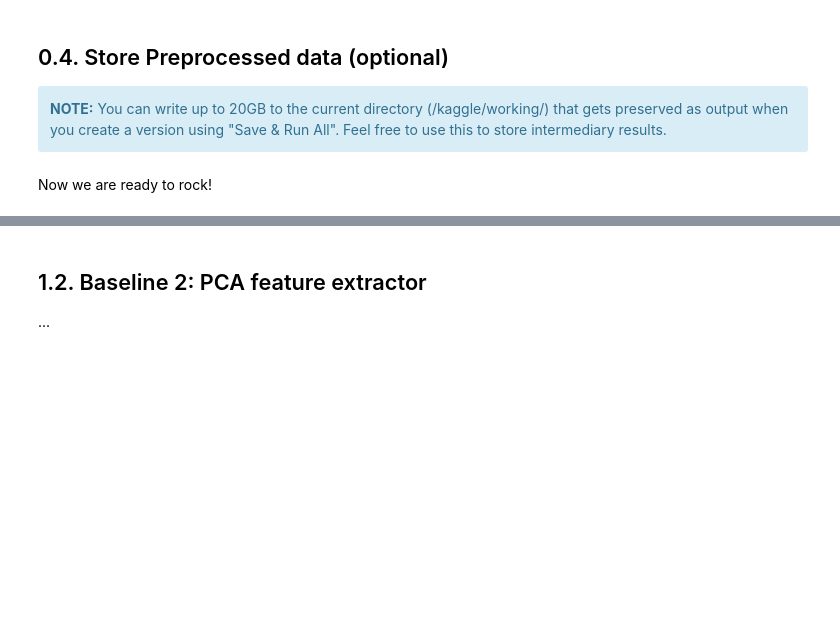
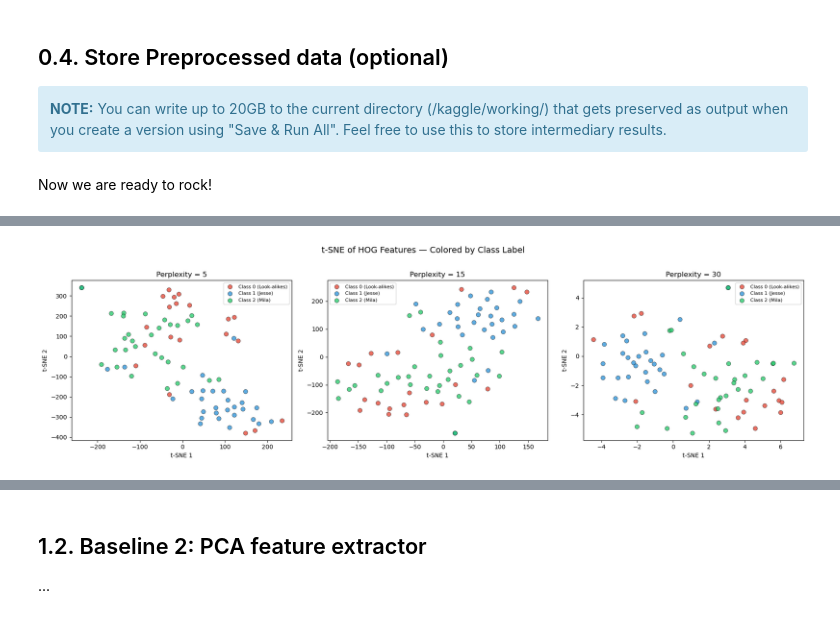
Before and after one commit to djonov/cv_g01, a Jupyter notebook: ga1_group_26.ipynb, the cells around one changed output, grey strips where cells are left out. Cells and saved outputs as stored; diff of their text form; code cells hidden in the pictures; blank space fills up the shorter version.

```diff
--- a/ga1_group_26.ipynb
+++ b/ga1_group_26.ipynb
@@ -355,0 +491,95 @@ The extraction pipeline is the following:
+# %%
+hog_features = hog_extractor.transform(train_X)
+print(f"HOG feature matrix shape: {hog_features.shape}")
+
+train_names = train['name'].values
+
+# --- t-SNE colored by class label ---
+perplexities = [5, 15, 30]
+class_colors = {0: '#e74c3c', 1: '#3498db', 2: '#2ecc71'}
+class_labels = {0: 'Class 0 (Look-alikes)', 1: 'Class 1 (Jesse)', 2: 'Class 2 (Mila)'}
+
+fig, axes = plt.subplots(1, 3, figsize=(18, 5))
+fig.suptitle('t-SNE of HOG Features — Colored by Class Label', fontsize=14, y=1.02)
+
+for ax, perp in zip(axes, perplexities):
+    tsne = TSNE(n_components=2, perplexity=perp, random_state=42,
+                max_iter=2000, learning_rate='auto', init='pca')
+    embedding = tsne.fit_transform(hog_features)
+
+    for cls in sorted(class_colors.keys()):
+        mask = train_y == cls
+        ax.scatter(embedding[mask, 0], embedding[mask, 1],
+                   c=class_colors[cls], label=class_labels[cls],
+                   s=50, alpha=0.8, edgecolors='k', linewidths=0.5)
+    ax.set_title(f'Perplexity = {perp}')
+    ax.set_xlabel('t-SNE 1')
+    ax.set_ylabel('t-SNE 2')
+    ax.legend(fontsize=8, loc='best')
+
+plt.tight_layout()
+plt.show()
+
+# --- t-SNE colored by identity (4 people) ---
+unique_names = sorted(train['name'].unique())
+identity_colors = {name: c for name, c in zip(unique_names,
+    ['#e74c3c', '#f39c12', '#3498db', '#2ecc71'])}
+
+fig, axes = plt.subplots(1, 3, figsize=(18, 5))
+fig.suptitle('t-SNE of HOG Features — Colored by Identity', fontsize=14, y=1.02)
+
+for ax, perp in zip(axes, perplexities):
+    tsne = TSNE(n_components=2, perplexity=perp, random_state=42,
+                max_iter=2000, learning_rate='auto', init='pca')
+    embedding = tsne.fit_transform(hog_features)
+
+    for name in unique_names:
+        mask = train_names == name
+        ax.scatter(embedding[mask, 0], embedding[mask, 1],
+                   c=identity_colors[name], label=name.replace('_', ' '),
+                   s=50, alpha=0.8, edgecolors='k', linewidths=0.5)
+    ax.set_title(f'Perplexity = {perp}')
+    ax.set_xlabel('t-SNE 1')
+    ax.set_ylabel('t-SNE 2')
+    ax.legend(fontsize=8, loc='best')
+
+plt.tight_layout()
+plt.show()
+
+# --- Config A vs Config B: spatial resolution comparison ---
+COMPACT_SIZE = (64, 64)
+train_X_compact = np.stack([
+    cv2.resize(img.astype(np.uint8), COMPACT_SIZE, interpolation=cv2.INTER_AREA)
+    for img in train_X
+])
+
+hog_compact = HOGFeatureExtractor()
+hog_features_compact = hog_compact.transform(train_X_compact)
+print(f"Config A features: {hog_features.shape}  |  Config B features: {hog_features_compact.shape}")
+
+fig, axes = plt.subplots(1, 2, figsize=(14, 5))
+fig.suptitle('t-SNE Comparison: Config A (8100-d) vs Config B (1764-d)', fontsize=14, y=1.02)
+
+configs = [
+    ('Config A — 128×128 (8100 dims)', hog_features),
+    ('Config B — 64×64 (1764 dims)', hog_features_compact),
+]
+
+for ax, (title, feats) in zip(axes, configs):
+    tsne = TSNE(n_components=2, perplexity=15, random_state=42,
+                max_iter=2000, learning_rate='auto', init='pca')
+    emb = tsne.fit_transform(feats)
+
+    for cls in sorted(class_colors.keys()):
+        mask = train_y == cls
+        ax.scatter(emb[mask, 0], emb[mask, 1],
+                   c=class_colors[cls], label=class_labels[cls],
+                   s=50, alpha=0.8, edgecolors='k', linewidths=0.5)
+    ax.set_title(title)
+    ax.set_xlabel('t-SNE 1')
+    ax.set_ylabel('t-SNE 2')
+    ax.legend(fontsize=8, loc='best')
+
+plt.tight_layout()
+plt.show()
+# %% [output]
@@ -355,0 +587 @@ The extraction pipeline is the following:
+[figure, added]
```
Also changed, not shown: parts of 24 cells of this notebook, 6 other files.
